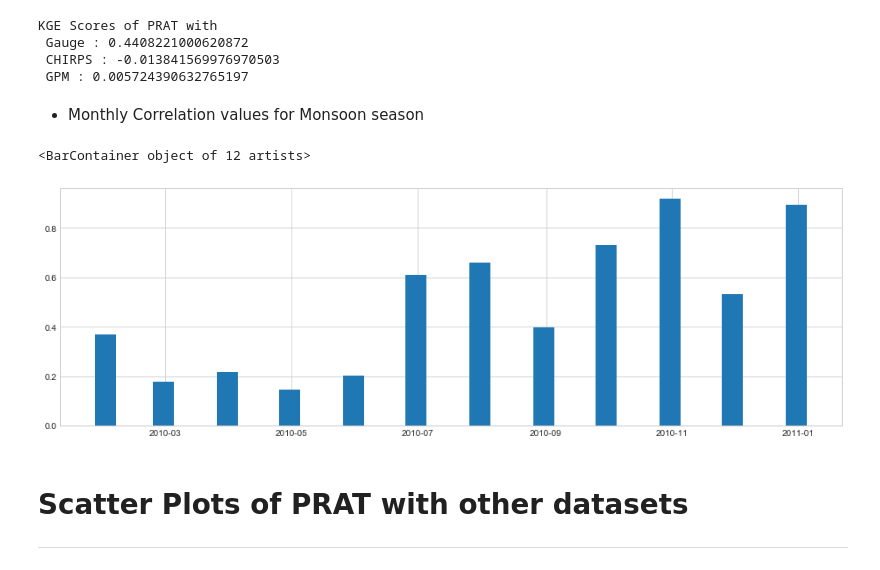
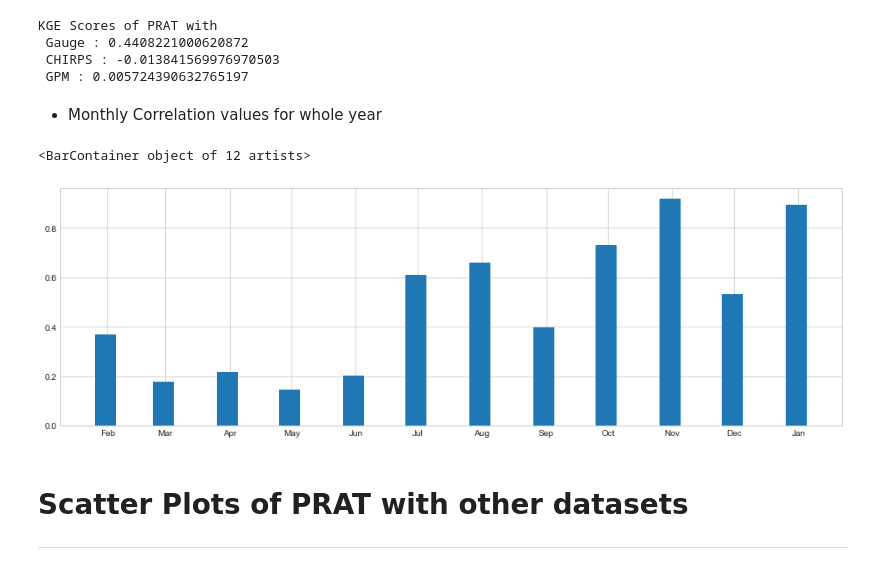
Before and after one commit to dsaharia/PRAT-Rainfall, a Jupyter notebook: imager-rainfall/01_Singapore_prat.ipynb, the cells around one changed output. Drawn from its saved outputs; the diff is of its cells as text; code cells hidden in the pictures.

Commit message:
corr plot x-axis format changed, minor modifications

```diff
--- a/imager-rainfall/01_Singapore_prat.ipynb
+++ b/imager-rainfall/01_Singapore_prat.ipynb
@@ -265,30 +270,35 @@ KGE Scores of PRAT with
  CHIRPS : -0.013841569976970503
  GPM : 0.005724390632765197
 # %% [markdown]
-* Monthly Correlation values for Monsoon season
+* Monthly Correlation values for whole year
 # %%
 monsoon_corr = pd.merge(
     monsoon_prat, monsoon_gauge,
     on='timestamp'
 ).resample('1M')[['rainfall_rate_x', 'rainfall_rate_y']].corr().groupby(level=0).first()
 monsoon_corr.drop('rainfall_rate_x', axis=1, inplace=True)
 non_monsoon_corr = pd.merge(
     non_monsoon_prat,
     non_monsoon_gauge,
     on='timestamp'
 ).resample('1M')[['rainfall_rate_x', 'rainfall_rate_y']].corr().groupby(level=0).first()
 non_monsoon_corr.drop(
     [pd.to_datetime('2010-06-30'), pd.to_datetime('2010-07-31'),
      pd.to_datetime('2010-08-31'), pd.to_datetime('2010-09-30')], inplace=True
 )
 non_monsoon_corr.drop('rainfall_rate_x', axis=1, inplace=True)
 full_corr = pd.concat([non_monsoon_corr, monsoon_corr])
 full_corr.sort_index(axis=0, inplace=True)
 full_corr.rename(columns={'rainfall_rate_y':'corr'}, inplace=True)
+ax = plt.gca()
+locator = mdates.MonthLocator()
+month_fmt = mdates.DateFormatter('%b')
+ax.xaxis.set_major_locator(locator)
+ax.xaxis.set_major_formatter(month_fmt)
 plt.bar(full_corr.index, full_corr['corr'], width=10) # some bugs are there
 # %% [output]
 <BarContainer object of 12 artists>
-[figure, old version]
+[figure, new version]
 # %% [markdown]
 # Scatter Plots of PRAT with other datasets
 ---
```
Also changed, not shown: parts of 4 cells of this notebook.
